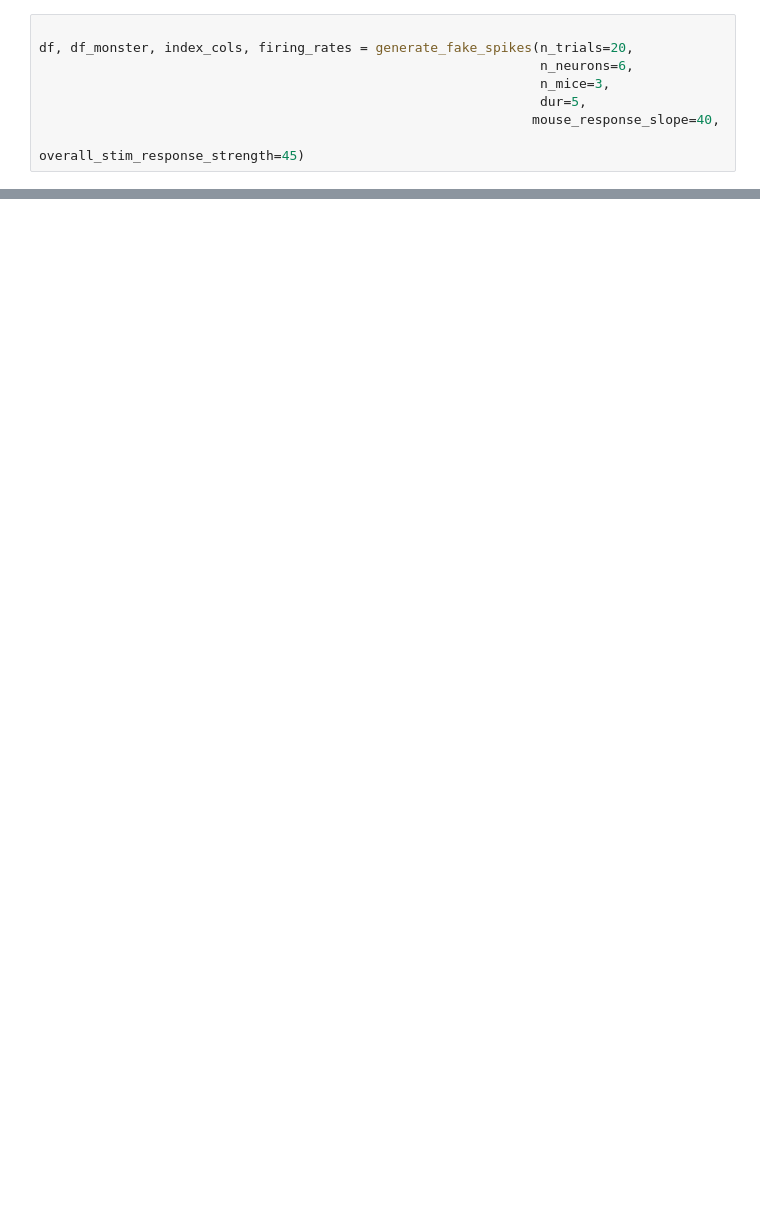
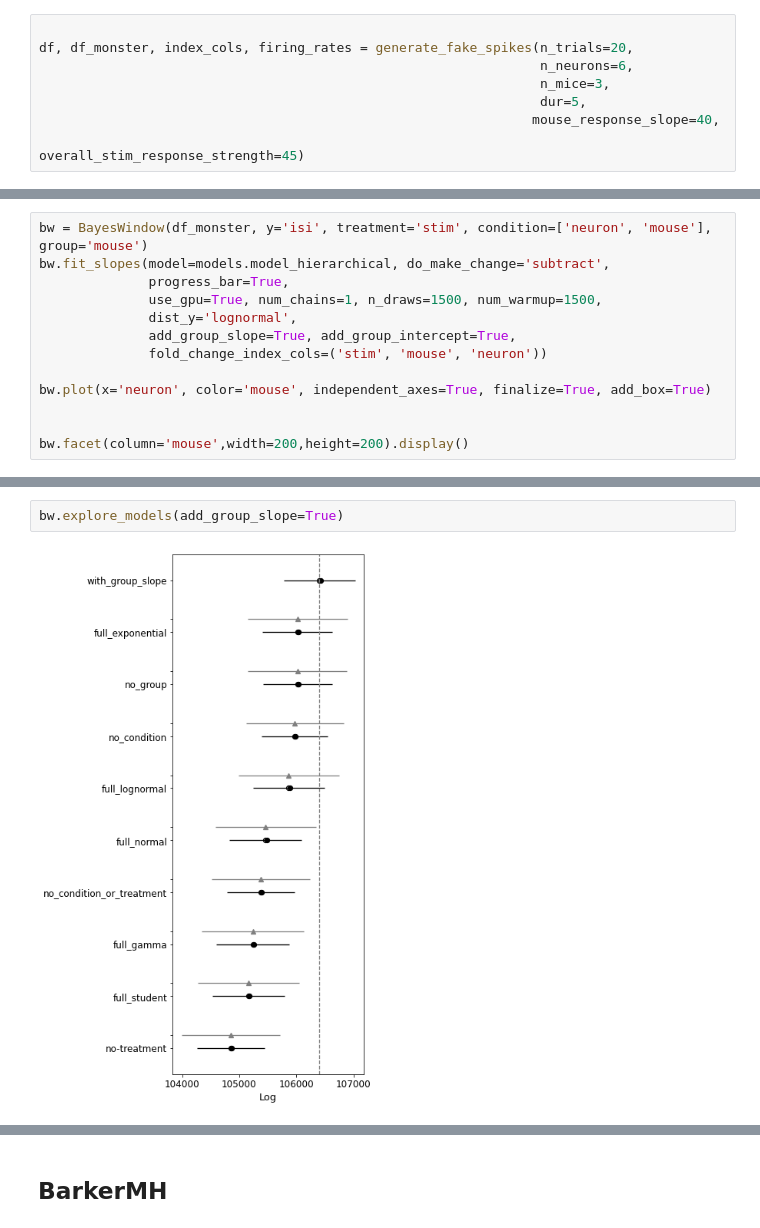
Before and after one commit to mmyros/bayes-window, a Jupyter notebook: docs/example_notebooks/neurons_example/monster.ipynb, the cells around one changed output, grey strips where cells are left out. Cells and saved outputs as stored; diff of their text form; blank space fills up the shorter version.

```diff
--- a/docs/example_notebooks/neurons_example/monster.ipynb
+++ b/docs/example_notebooks/neurons_example/monster.ipynb
@@ -35,0 +40,13 @@ isi
+# %%
+bw = BayesWindow(df_monster, y='isi', treatment='stim', condition=['neuron', 'mouse'], group='mouse')
+bw.fit_slopes(model=models.model_hierarchical, do_make_change='subtract',
+              progress_bar=True,
+              use_gpu=True, num_chains=1, n_draws=1500, num_warmup=1500,
+              dist_y='lognormal',
+              add_group_slope=True, add_group_intercept=True,
+              fold_change_index_cols=('stim', 'mouse', 'neuron'))
+
+bw.plot(x='neuron', color='mouse', independent_axes=True, finalize=True, add_box=True)
+
+
+bw.facet(column='mouse',width=200,height=200).display()
@@ -35,0 +57,4 @@ isi
+# %%
+bw.explore_models(add_group_slope=True)
+# %% [output]
+[figure, added]
@@ -35,0 +72,2 @@ isi
+# %% [markdown]
+## BarkerMH
```
Also changed, not shown: parts of 18 cells of this notebook, 8 other files.
